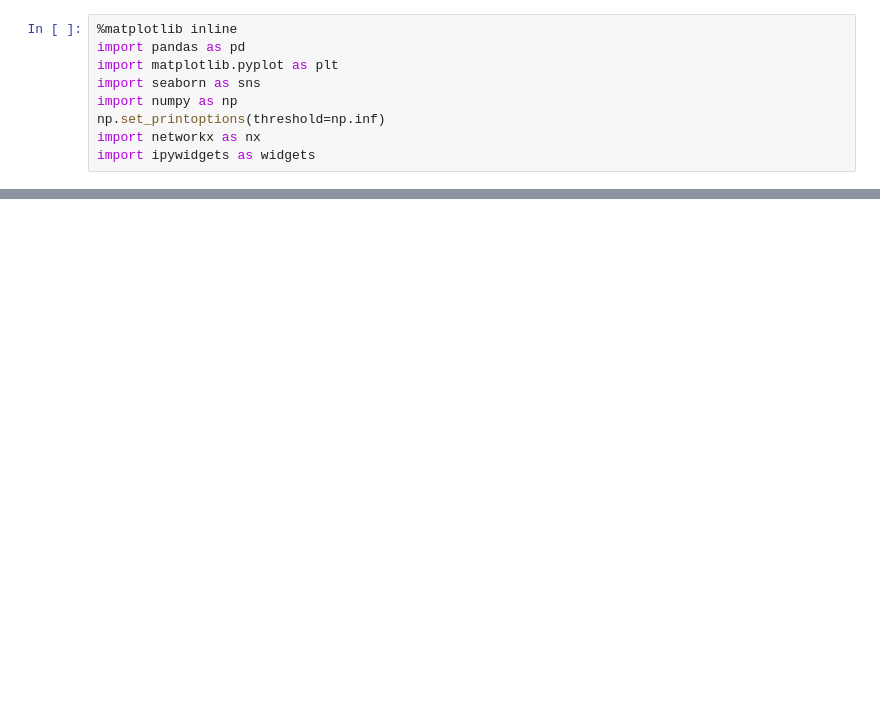
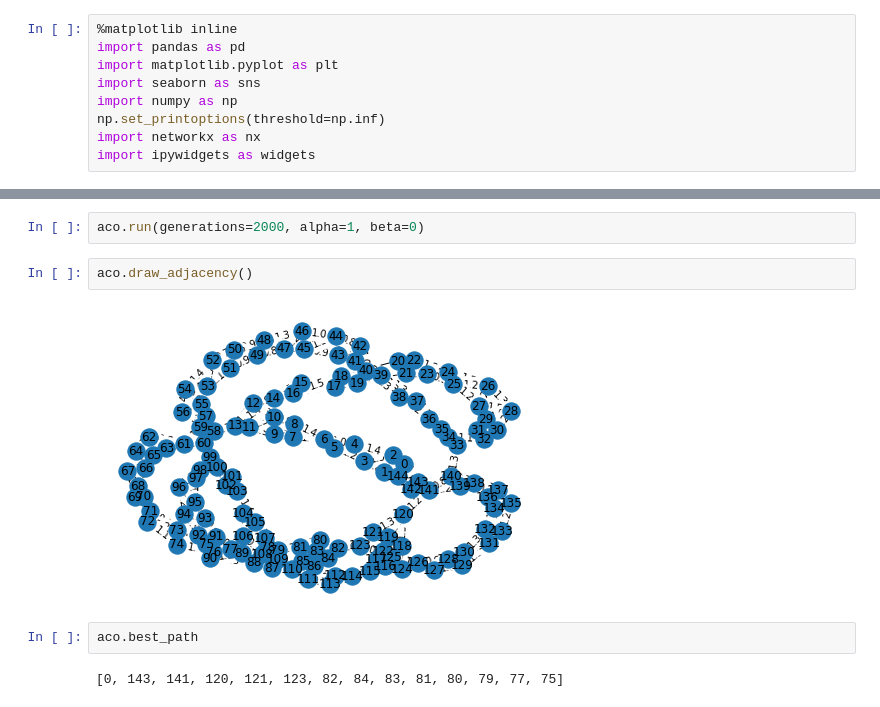
Before and after one commit to ovgu-FINken/ACO-MAPF, a Jupyter notebook: MAPF-ACO.ipynb, the cells around one changed output, grey strips where cells are left out. Cells and saved outputs as stored; diff of their text form; blank space fills up the shorter version.

```diff
--- a/MAPF-ACO.ipynb
+++ b/MAPF-ACO.ipynb
@@ -302,0 +322,10 @@ interactive(children=(Checkbox(value=False, description='label'), IntSlider(valu
+# %%
+aco.run(generations=2000, alpha=1, beta=0)
+# %%
+aco.draw_adjacency()
+# %% [output]
+[figure, added]
+# %%
+aco.best_path
+# %% [output]
+[0, 143, 141, 120, 121, 123, 82, 84, 83, 81, 80, 79, 77, 75]
```
Also changed, not shown: parts of 30 cells of this notebook.
